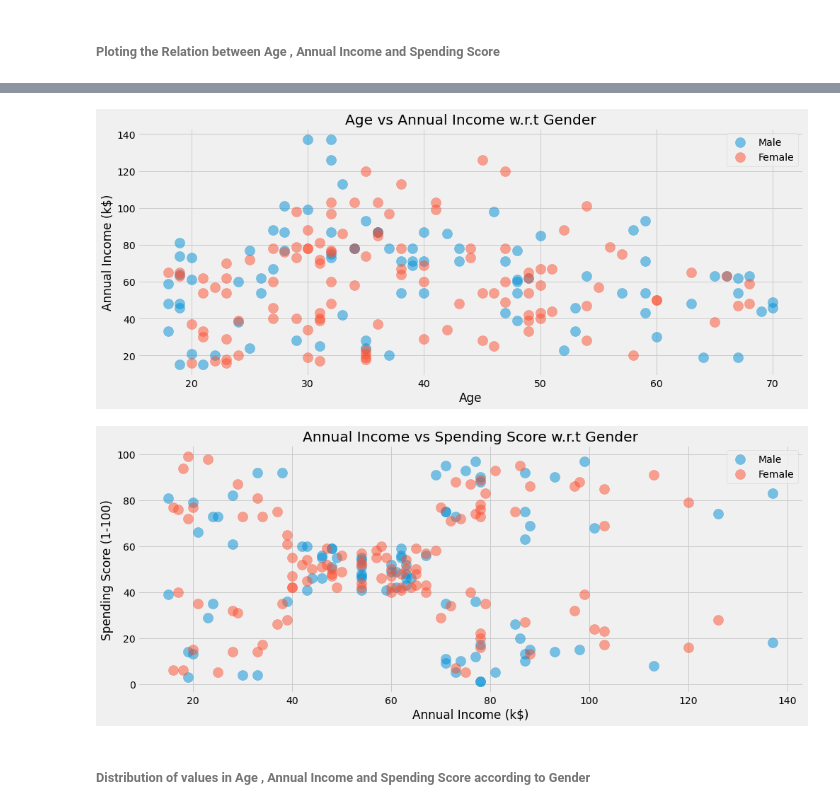
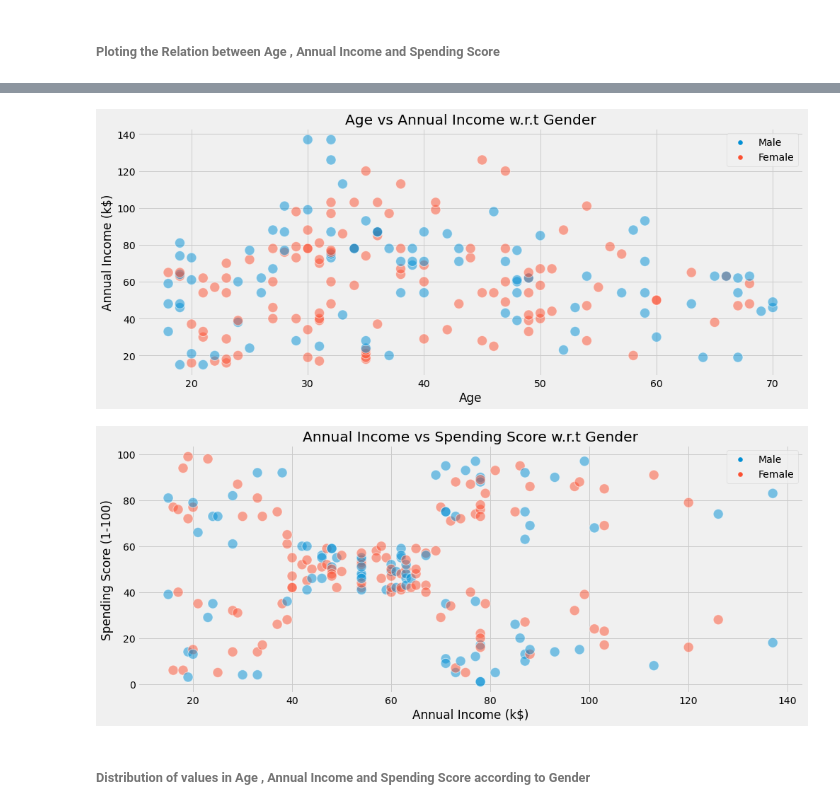
Before and after one commit to Yoyoyamato/scikit-learn, a Jupyter notebook: Unsupervised/Mall_customer_segmentation/segmentation.ipynb, the cells around one changed output, grey strips where cells are left out. Cells and saved outputs as stored; diff of their text form; code cells hidden in the pictures.

```diff
--- a/Unsupervised/Mall_customer_segmentation/segmentation.ipynb
+++ b/Unsupervised/Mall_customer_segmentation/segmentation.ipynb
@@ -92,25 +93,23 @@ plt.show()
 # %%
 plt.figure(1 , figsize = (15 , 6))
-for gender in ['Male' , 'Female']:
-    plt.scatter(x = 'Age' , y = 'Annual Income (k$)' , data = df[df['Gender'] == gender] ,
-                s = 200 , alpha = 0.5 , label = gender)
+sns.scatterplot(x = 'Age' , y = 'Annual Income (k$)' , data = df, hue = 'Gender',
+            s = 200 , alpha = 0.5)
 plt.xlabel('Age'), plt.ylabel('Annual Income (k$)')
 plt.title('Age vs Annual Income w.r.t Gender')
 plt.legend()
 plt.show()
 # %% [output]
-[figure, old version]
+[figure, new version]
 # %%
 plt.figure(1 , figsize = (15 , 6))
-for gender in ['Male' , 'Female']:
-    plt.scatter(x = 'Annual Income (k$)',y = 'Spending Score (1-100)' ,
-                data = df[df['Gender'] == gender] ,s = 200 , alpha = 0.5 , label = gender)
+sns.scatterplot(x = 'Annual Income (k$)',y = 'Spending Score (1-100)' , hue = 'Gender',
+                data = df,s = 200 , alpha = 0.5)
 plt.xlabel('Annual Income (k$)'), plt.ylabel('Spending Score (1-100)')
 plt.title('Annual Income vs Spending Score w.r.t Gender')
 plt.legend()
 plt.show()
 # %% [output]
-[figure, old version]
+[figure, new version]
 # %% [markdown]
 ###### Distribution of values in Age , Annual Income and Spending Score according to Gender
 # %%
```
Also changed, not shown: parts of 2 cells of this notebook.
